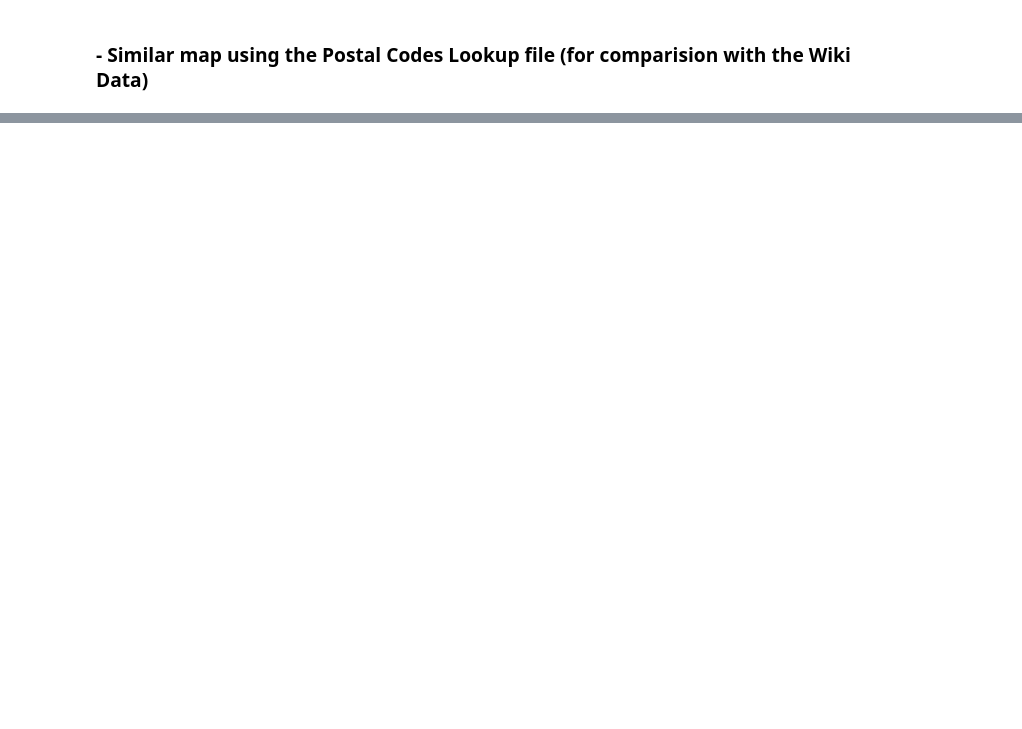
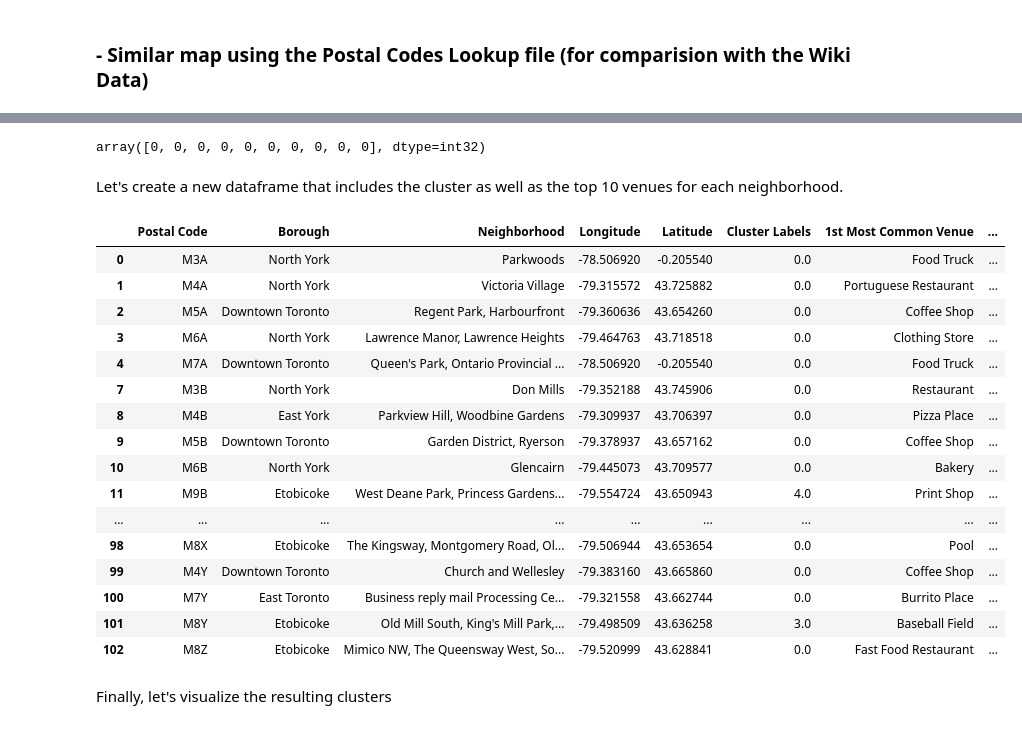
Before and after one commit to haithamm/Coursera_Capstone, a Jupyter notebook: Segmenting and Clustering Neighborhoods in Toronto.ipynb, the cells around one changed output, grey strips where cells are left out. Cells and saved outputs as stored; diff of their text form; code cells hidden in the pictures; blank space fills up the shorter version.

```diff
--- a/Segmenting and Clustering Neighborhoods in Toronto.ipynb
+++ b/Segmenting and Clustering Neighborhoods in Toronto.ipynb
@@ -319,0 +646,22 @@ map_canada
+# %%
+import numpy as np # library to handle data in a vectorized manner
+num_top_venues = 10
+
+indicators = ['st', 'nd', 'rd']
+
+# create columns according to number of top venues
+columns = ['Neighborhood']
+for ind in np.arange(num_top_venues):
+    try:
+        columns.append('{}{} Most Common Venue'.format(ind+1, indicators[ind]))
+    except:
+        columns.append('{}th Most Common Venue'.format(ind+1))
+
+# create a new dataframe
+neighborhoods_venues_sorted = pd.DataFrame(columns=columns)
+neighborhoods_venues_sorted['Neighborhood'] = canada_grouped['Neighborhood']
+
+for ind in np.arange(canada_grouped.shape[0]):
+    neighborhoods_venues_sorted.iloc[ind, 1:] = return_most_common_venues(canada_grouped.iloc[ind, :], num_top_venues)
+
+neighborhoods_venues_sorted.head()
@@ -319,0 +710,47 @@ map_canada
+# %%
+# set number of clusters
+kclusters = 5
+
+canada_grouped_clustering = canada_grouped.drop('Neighborhood', 1)
+
+# run k-means clustering
+kmeans = KMeans(n_clusters=kclusters, random_state=0).fit(canada_grouped_clustering)
+
+# check cluster labels generated for each row in the dataframe
+kmeans.labels_[0:10]
+# %% [output]
+array([0, 0, 0, 0, 0, 0, 0, 0, 0, 0], dtype=int32)
+# %% [markdown]
+Let's create a new dataframe that includes the cluster as well as the top 10 venues for each neighborhood.
+# %%
+# add clustering labels
+neighborhoods_venues_sorted.insert(0, 'Cluster Labels', kmeans.labels_)
+
+canada_merged = df_codes
+
+# merge canada_grouped with df_codes to add latitude/longitude for each neighborhood
+canada_merged = canada_merged.join(neighborhoods_venues_sorted.set_index('Neighborhood'), on='Neighborhood')
+# %%
+canada_merged = canada_merged.dropna(subset=['Cluster Labels'])
+# %%
+canada_merged # check the last columns!
+# %% [output]
+|  | Postal Code | Borough | Neighborhood | Longitude | Latitude | Cluster Labels | 1st Most Common Venue | ... |
+| 0 | M3A | North York | Parkwoods | -78.506920 | -0.205540 | 0.0 | Food Truck | ... |
+| 1 | M4A | North York | Victoria Village | -79.315572 | 43.725882 | 0.0 | Portuguese Restaurant | ... |
+| 2 | M5A | Downtown Toronto | Regent Park, Harbourfront | -79.360636 | 43.654260 | 0.0 | Coffee Shop | ... |
+| 3 | M6A | North York | Lawrence Manor, Lawrence Heights | -79.464763 | 43.718518 | 0.0 | Clothing Store | ... |
+| 4 | M7A | Downtown Toronto | Queen's Park, Ontario Provincial ... | -78.506920 | -0.205540 | 0.0 | Food Truck | ... |
+| 7 | M3B | North York | Don Mills | -79.352188 | 43.745906 | 0.0 | Restaurant | ... |
+| 8 | M4B | East York | Parkview Hill, Woodbine Gardens | -79.309937 | 43.706397 | 0.0 | Pizza Place | ... |
+| 9 | M5B | Downtown Toronto | Garden District, Ryerson | -79.378937 | 43.657162 | 0.0 | Coffee Shop | ... |
+| 10 | M6B | North York | Glencairn | -79.445073 | 43.709577 | 0.0 | Bakery | ... |
+| 11 | M9B | Etobicoke | West Deane Park, Princess Gardens... | -79.554724 | 43.650943 | 4.0 | Print Shop | ... |
+| ... | ... | ... | ... | ... | ... | ... | ... | ... |
+| 98 | M8X | Etobicoke | The Kingsway, Montgomery Road, Ol... | -79.506944 | 43.653654 | 0.0 | Pool | ... |
+| 99 | M4Y | Downtown Toronto | Church and Wellesley | -79.383160 | 43.665860 | 0.0 | Coffee Shop | ... |
+| 100 | M7Y | East Toronto | Business reply mail Processing Ce... | -79.321558 | 43.662744 | 0.0 | Burrito Place | ... |
+| 101 | M8Y | Etobicoke | Old Mill South, King's Mill Park,... | -79.498509 | 43.636258 | 3.0 | Baseball Field | ... |
+| 102 | M8Z | Etobicoke | Mimico NW, The Queensway West, So... | -79.520999 | 43.628841 | 0.0 | Fast Food Restaurant | ... |
+# %% [markdown]
+Finally, let's visualize the resulting clusters
```
Also changed, not shown: parts of 78 cells of this notebook.
